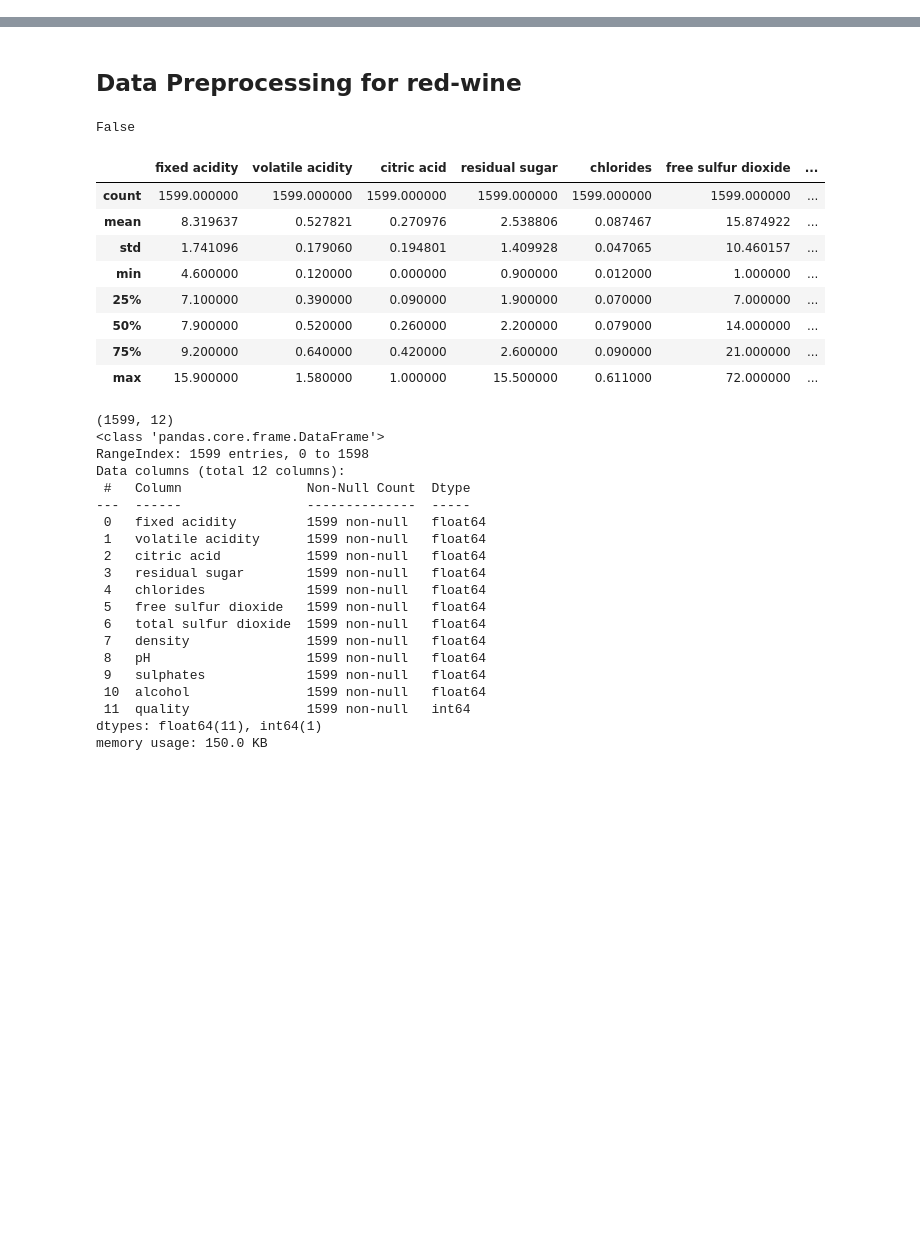
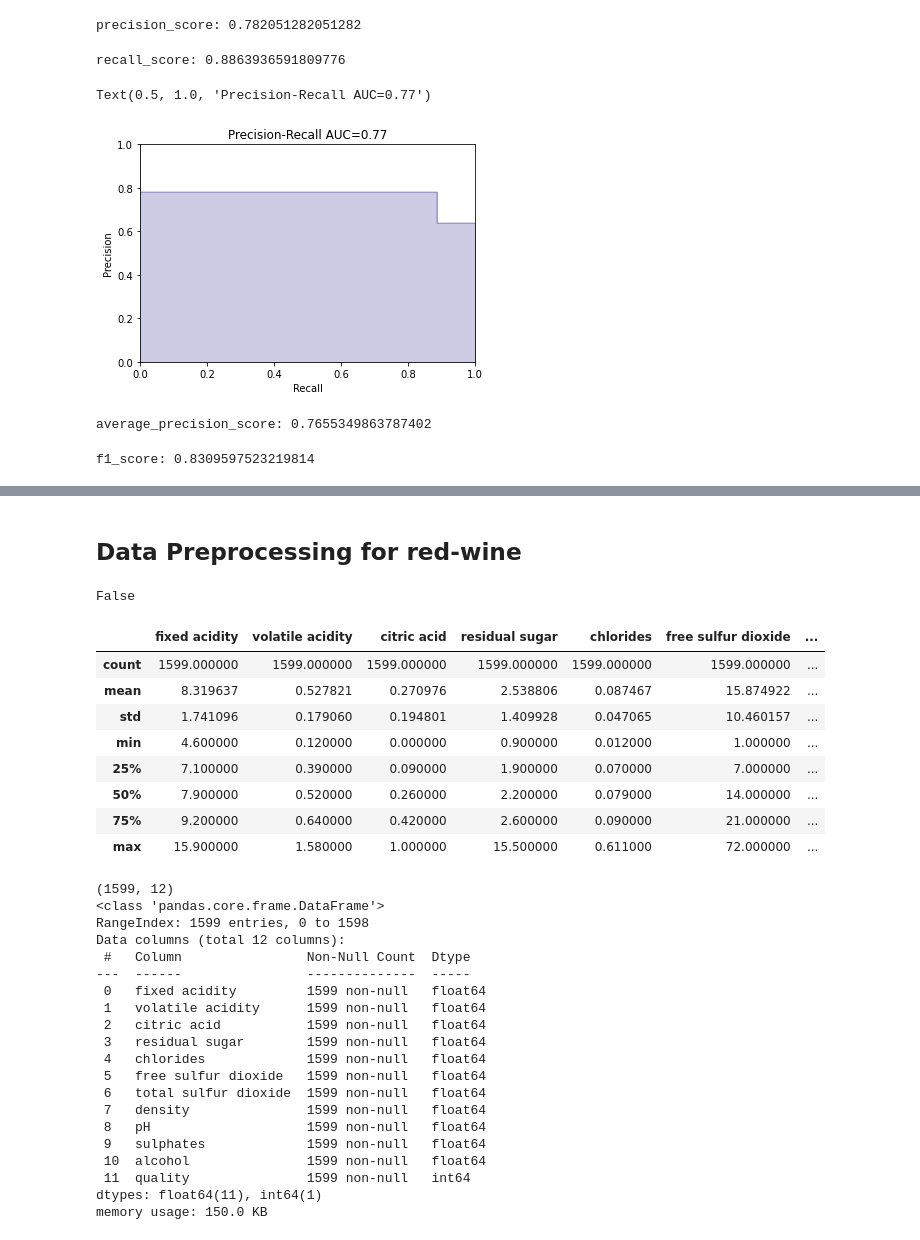
Before and after one commit to varshavamanmurthy/Wine_Quality_Prediction, a Jupyter notebook: Wine_Quality_Prediction_SVM.ipynb, the cells around one changed output, grey strips where cells are left out. Cells and saved outputs as stored; diff of their text form; code cells hidden in the pictures; blank space fills up the shorter version.

Commit message:
SVM modlening with hyper-tuning

```diff
--- a/Wine_Quality_Prediction_SVM.ipynb
+++ b/Wine_Quality_Prediction_SVM.ipynb
@@ -329,0 +169,5 @@ df_red_wine
+# %%
+# Separating the feature variables and target variable
+
+X_white = white_new.drop(['quality','quality_rank'], axis = 1)
+y_white = white_new['quality_rank']
@@ -329,0 +190,8 @@ df_red_wine
+# %%
+#Import svc model
+
+from sklearn.svm import SVC
+WhiteClf = SVC(probability=True)
+
+#Train the model using the training sets
+WhiteClf.fit(X_train, y_train)
@@ -329,0 +233,12 @@ df_red_wine
+# %%
+from sklearn.model_selection import GridSearchCV
+
+# Set the parameters by cross-validation
+param_grid = {'C': [0.1, 1, 10, 100, 1000],
+              'gamma': [1, 0.1, 0.01, 0.001, 0.0001],
+              'kernel': ['rbf']}
+
+gridWhiteClf = GridSearchCV(SVC(probability=True),param_grid, refit = True, verbose = 3)
+
+# fitting the model for grid search
+gridWhiteClf.fit(X_train, y_train)
@@ -329,0 +279,4 @@ df_red_wine
+# %%
+# Model prediction on test data after fine tuning
+gridWhiteClf_y_pred = gridWhiteClf.predict(X_test)
+gridWhiteClf_y_pred
@@ -329,0 +315,37 @@ df_red_wine
+# %%
+# determine precision score
+print("precision_score:",metrics.precision_score(y_test, gridWhiteClf_y_pred))
+# %% [output]
+precision_score: 0.782051282051282
+# %%
+# determine recall score
+print("recall_score:",metrics.recall_score(y_test, gridWhiteClf_y_pred))
+# %% [output]
+recall_score: 0.8863936591809776
+# %%
+# Plotting the precision-recall curve
+
+precision, recall, threshold = metrics.precision_recall_curve(y_test, gridWhiteClf_y_pred)
+
+step_kwargs = ({'step': 'post'} if 'step' in signature(plt.fill_between).parameters else {})
+plt.step(recall, precision, color='navy', alpha=0.2, where='post')
+plt.fill_between(recall, precision, alpha=0.2, color='navy', **step_kwargs)
+x = plt.xlabel('Recall')
+y = plt.ylabel('Precision')
+plt.ylim([0.0, 1.0])
+plt.xlim([0.0, 1.0])
+plt.title('Precision-Recall AUC={0:0.2f}'.format(average_precision_score(
+        y_test, gridWhiteClf_y_pred)))
+# %% [output]
+Text(0.5, 1.0, 'Precision-Recall AUC=0.77')
+[figure, added]
+# %%
+# determine the average precision score
+print("average_precision_score:",metrics.average_precision_score(y_test, gridWhiteClf_y_pred))
+# %% [output]
+average_precision_score: 0.7655349863787402
+# %%
+# determine f1_score
+print("f1_score:",metrics.f1_score(y_test, gridWhiteClf_y_pred))
+# %% [output]
+f1_score: 0.8309597523219814
```
Also changed, not shown: parts of 150 cells of this notebook, 2 other files.
